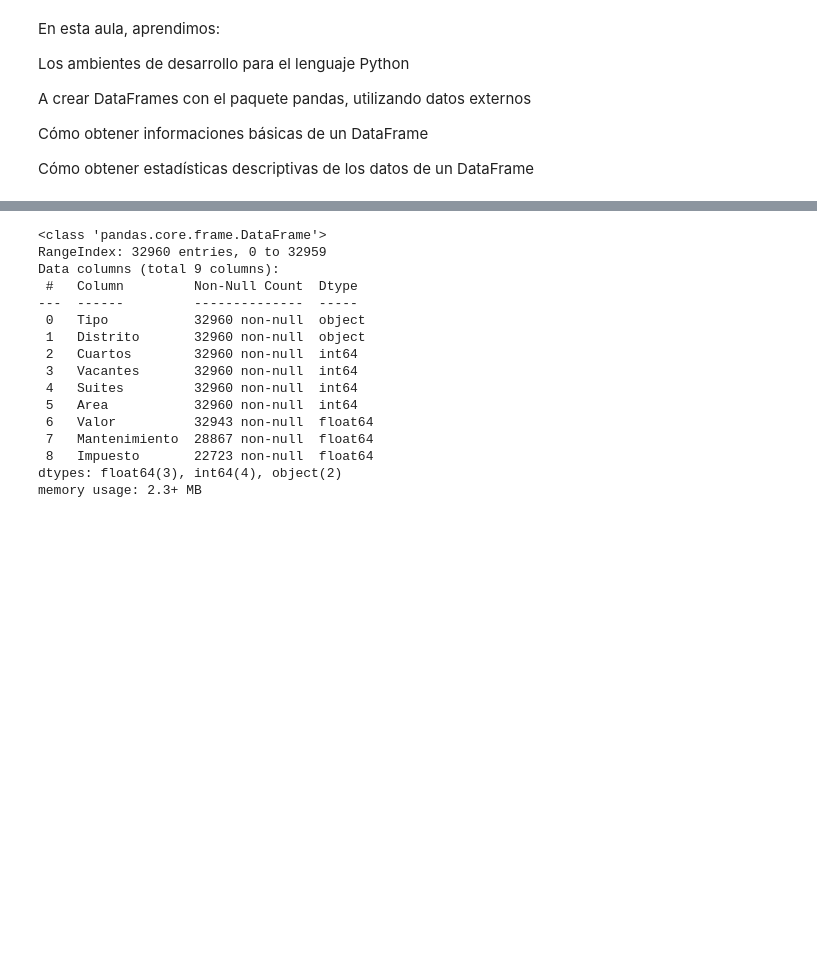
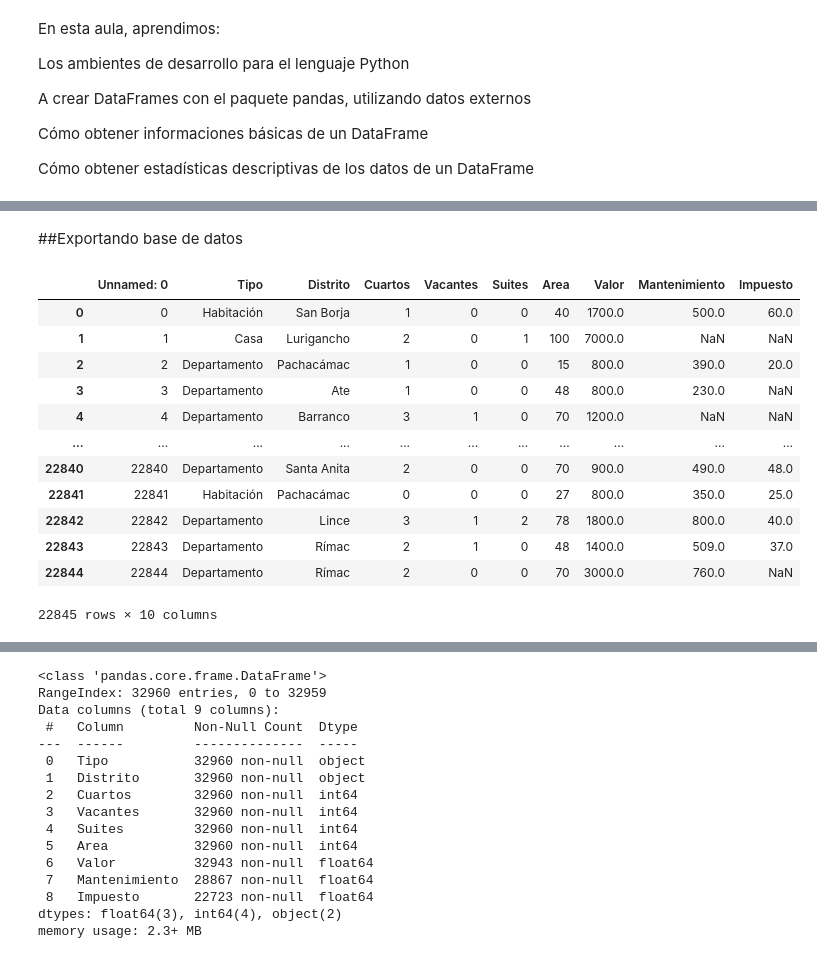
Before and after one commit to AdrianCPC/Data_analysis_rentals, a Jupyter notebook: Base_de_Datos.ipynb, the cells around one changed output, grey strips where cells are left out. Saved outputs shown, nothing was run; the diff lists cells and outputs as text; code cells hidden in the pictures; blank space fills up the shorter version.

Commit message:
export data and delete index

```diff
--- a/Base_de_Datos.ipynb
+++ b/Base_de_Datos.ipynb
@@ -207,0 +351,2 @@ Cómo obtener estadísticas descriptivas de los datos de un DataFrame
+# %% [markdown]
+##Exportando base de datos
@@ -207,0 +355,17 @@ Cómo obtener estadísticas descriptivas de los datos de un DataFrame
+# %%
+datos_residencial_2 = pd.read_csv('alquiler_residencial.csv', sep=';')
+datos_residencial_2
+# %% [output]
+|  | Unnamed: 0 | Tipo | Distrito | Cuartos | Vacantes | Suites | Area | Valor | Mantenimiento | Impuesto |
+| 0 | 0 | Habitación | San Borja | 1 | 0 | 0 | 40 | 1700.0 | 500.0 | 60.0 |
+| 1 | 1 | Casa | Lurigancho | 2 | 0 | 1 | 100 | 7000.0 | NaN | NaN |
+| 2 | 2 | Departamento | Pachacámac | 1 | 0 | 0 | 15 | 800.0 | 390.0 | 20.0 |
+| 3 | 3 | Departamento | Ate | 1 | 0 | 0 | 48 | 800.0 | 230.0 | NaN |
+| 4 | 4 | Departamento | Barranco | 3 | 1 | 0 | 70 | 1200.0 | NaN | NaN |
+| ... | ... | ... | ... | ... | ... | ... | ... | ... | ... | ... |
+| 22840 | 22840 | Departamento | Santa Anita | 2 | 0 | 0 | 70 | 900.0 | 490.0 | 48.0 |
+| 22841 | 22841 | Habitación | Pachacámac | 0 | 0 | 0 | 27 | 800.0 | 350.0 | 25.0 |
+| 22842 | 22842 | Departamento | Lince | 3 | 1 | 2 | 78 | 1800.0 | 800.0 | 40.0 |
+| 22843 | 22843 | Departamento | Rímac | 2 | 1 | 0 | 48 | 1400.0 | 509.0 | 37.0 |
+| 22844 | 22844 | Departamento | Rímac | 2 | 0 | 0 | 70 | 3000.0 | 760.0 | NaN |
+22845 rows × 10 columns
```
Also changed, not shown: parts of 17 cells of this notebook.
